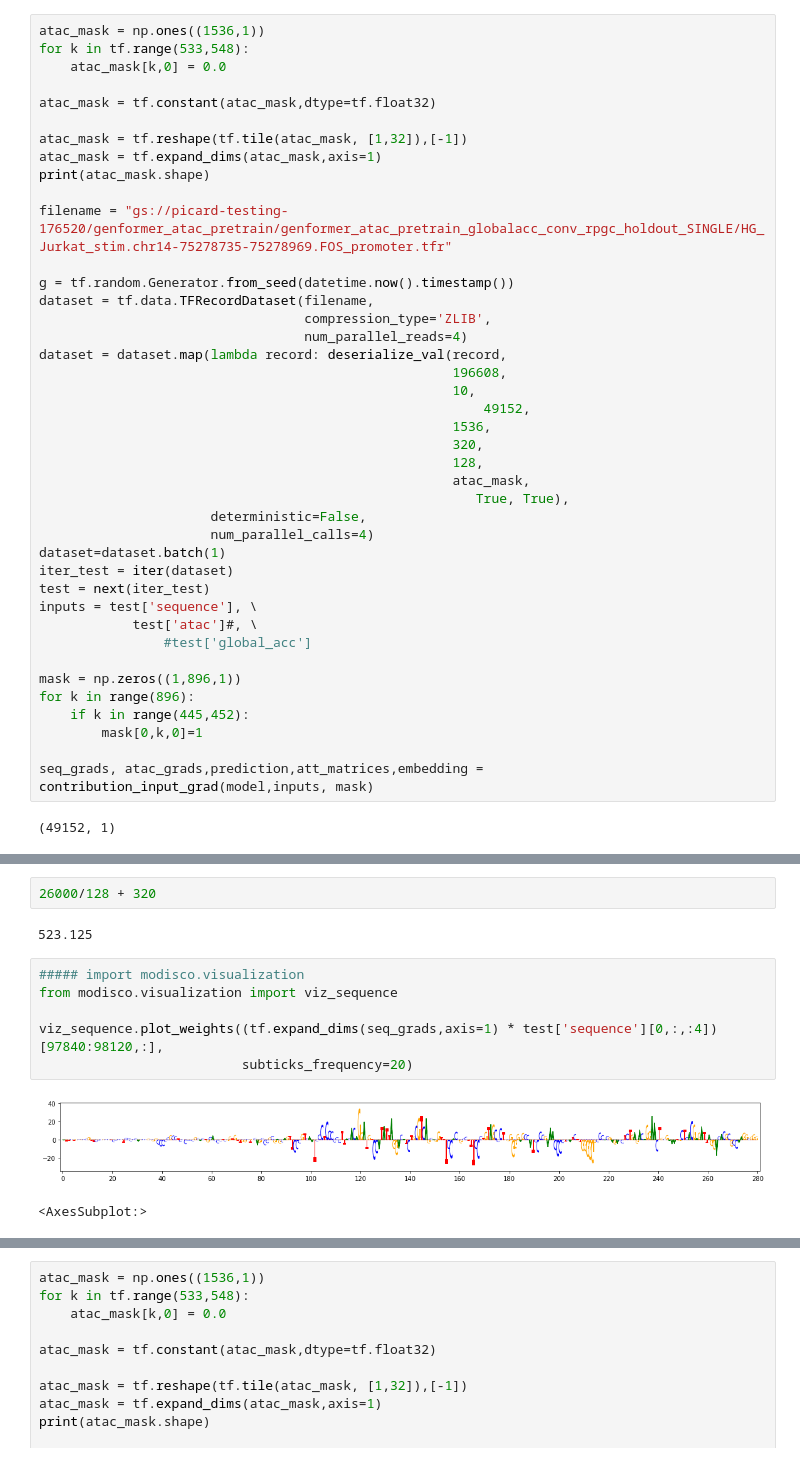
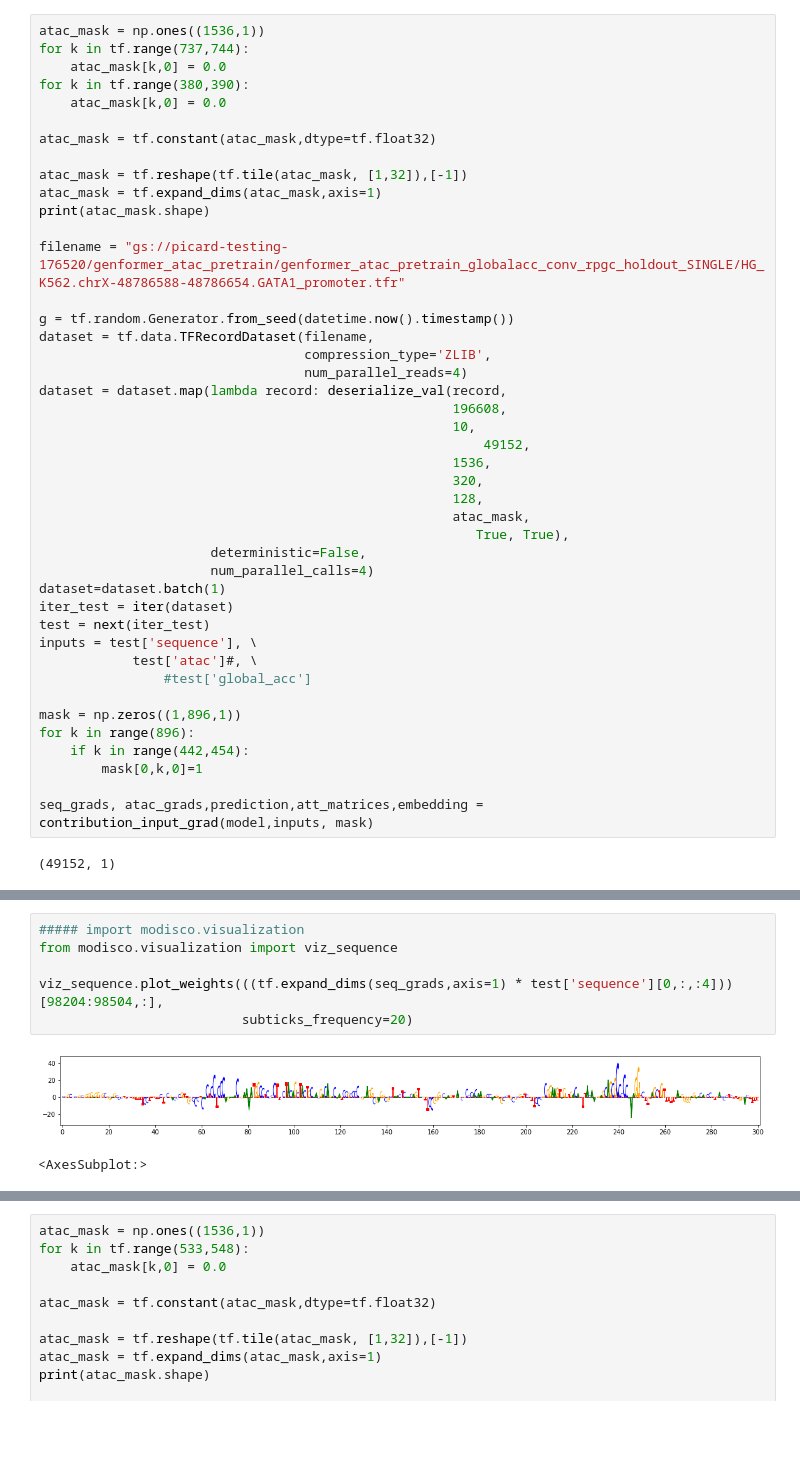
Before and after one commit to abuchin/genformer, a Jupyter notebook: visualize_embeddings.ipynb, the cells around one changed output, grey strips where cells are left out. Cells and saved outputs as stored; diff of their text form; blank space fills up the shorter version.

```diff
--- a/visualize_embeddings.ipynb
+++ b/visualize_embeddings.ipynb
@@ -276,7 +263,9 @@ def deserialize_val(serialized_example,
                                       [output_length-crop_size*2,1])}
 # %%
 atac_mask = np.ones((1536,1))
-for k in tf.range(533,548):
+for k in tf.range(737,744):
+    atac_mask[k,0] = 0.0
+for k in tf.range(380,390):
     atac_mask[k,0] = 0.0
 
 atac_mask = tf.constant(atac_mask,dtype=tf.float32)
@@ -285,7 +274,7 @@ atac_mask = tf.reshape(tf.tile(atac_mask, [1,32]),[-1])
 atac_mask = tf.expand_dims(atac_mask,axis=1)
 print(atac_mask.shape)
 
-filename = "gs://picard-testing-176520/genformer_atac_pretrain/genformer_atac_pretrain_globalacc_conv_rpgc_holdout_SINGLE/HG_Jurkat_stim.chr14-75278735-75278969.FOS_promoter.tfr"
+filename = "gs://picard-testing-176520/genformer_atac_pretrain/genformer_atac_pretrain_globalacc_conv_rpgc_holdout_SINGLE/HG_K562.chrX-48786588-48786654.GATA1_promoter.tfr"
 
 g = tf.random.Generator.from_seed(datetime.now().timestamp())
 dataset = tf.data.TFRecordDataset(filename,
@@ -311,7 +300,7 @@ inputs = test['sequence'], \
 
 mask = np.zeros((1,896,1))
 for k in range(896):
-    if k in range(445,452):
+    if k in range(442,454):
         mask[0,k,0]=1
 
 seq_grads, atac_grads,prediction,att_matrices,embedding = contribution_input_grad(model,inputs, mask)
@@ -345,15 +334,11 @@ plot_tracks(tracks, atac_mask_expanded,0,114608)
-# %%
-26000/128 + 320
-# %% [output]
-523.125
 # %%
 ##### import modisco.visualization
 from modisco.visualization import viz_sequence
 
-viz_sequence.plot_weights((tf.expand_dims(seq_grads,axis=1) * test['sequence'][0,:,:4])[97840:98120,:],
+viz_sequence.plot_weights(((tf.expand_dims(seq_grads,axis=1) * test['sequence'][0,:,:4]))[98204:98504,:],
                           subticks_frequency=20)
 # %% [output]
-[figure, old version]
+[figure, new version]
 <AxesSubplot:>
 # %%
 all_arrs=[]
```
Also changed, not shown: parts of 4 cells of this notebook, 6 other files.
